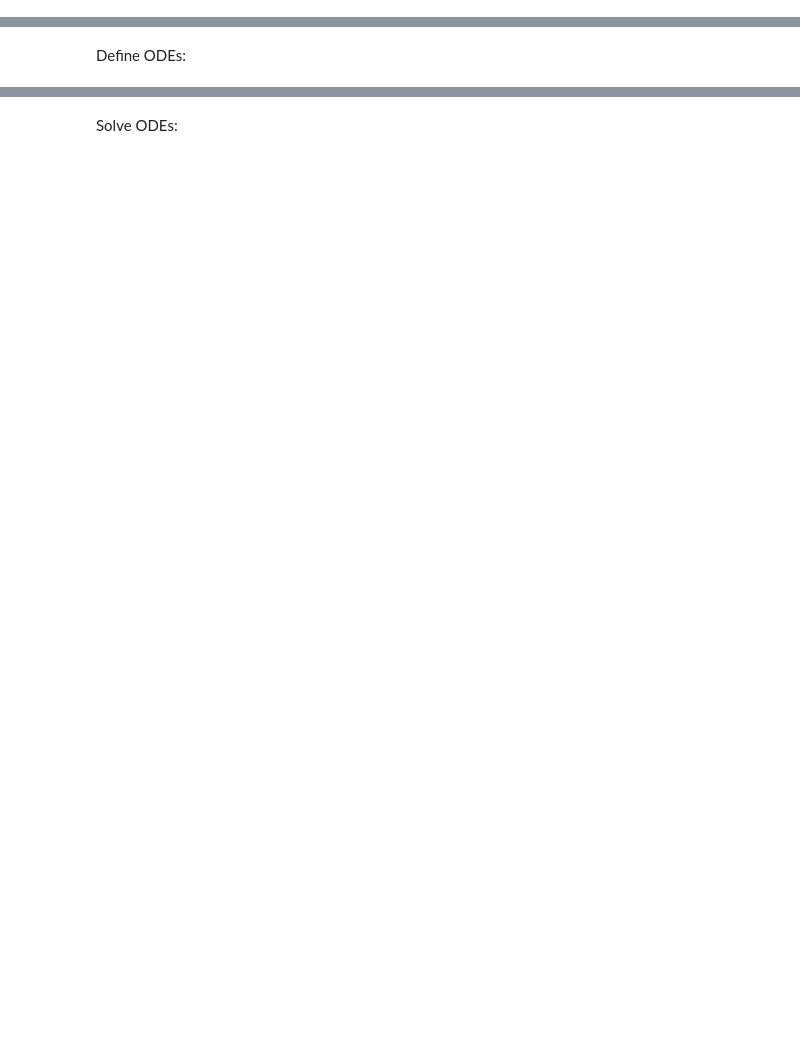
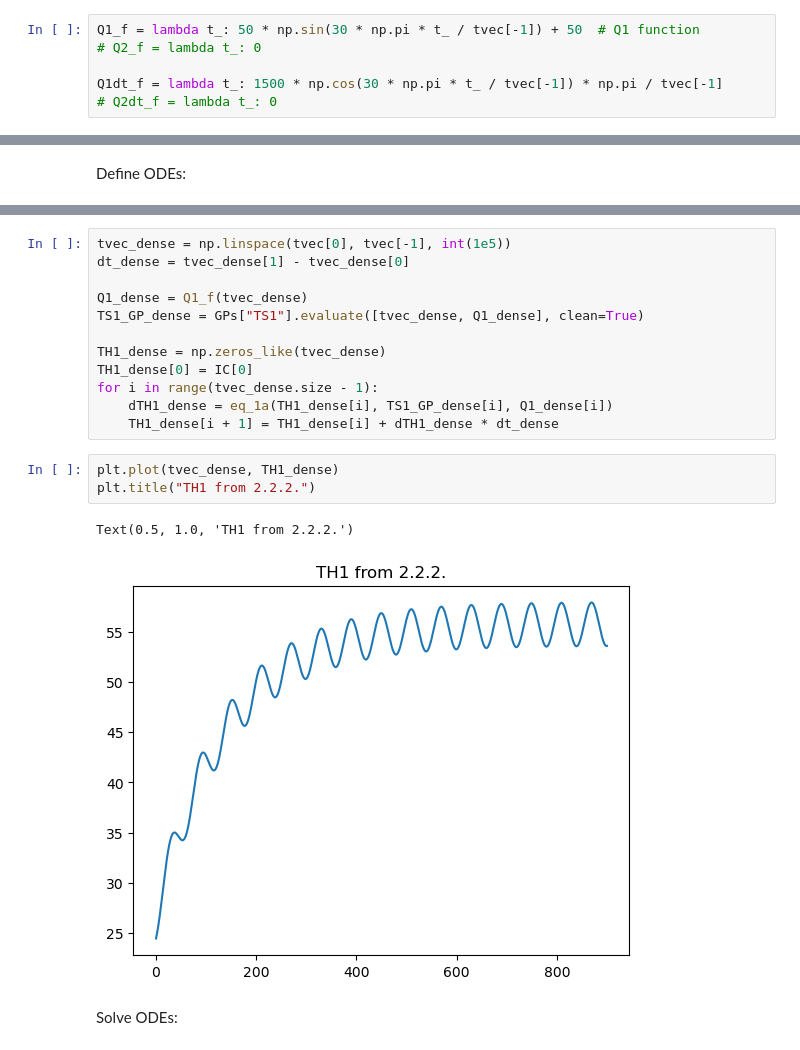
Before and after one commit to jakekrell/FoKL-GPy, a Jupyter notebook: examples/pyomo_tclab/pyomo_tclab_v4.1.ipynb, the cells around one changed output, grey strips where cells are left out. Cells and saved outputs as stored; diff of their text form; blank space fills up the shorter version.

```diff
--- a/examples/pyomo_tclab/pyomo_tclab_v4.1.ipynb
+++ b/examples/pyomo_tclab/pyomo_tclab_v4.1.ipynb
@@ -173,0 +178,6 @@ Q2_func = lambda _t: 0
+# %%
+Q1_f = lambda t_: 50 * np.sin(30 * np.pi * t_ / tvec[-1]) + 50  # Q1 function
+# Q2_f = lambda t_: 0
+
+Q1dt_f = lambda t_: 1500 * np.cos(30 * np.pi * t_ / tvec[-1]) * np.pi / tvec[-1]
+# Q2dt_f = lambda t_: 0
@@ -211,3 +270,21 @@ odes = {'1': ode_1, '2.1': ode_2_1}
+# %%
+tvec_dense = np.linspace(tvec[0], tvec[-1], int(1e5))
+dt_dense = tvec_dense[1] - tvec_dense[0]
+
+Q1_dense = Q1_f(tvec_dense)
+TS1_GP_dense = GPs["TS1"].evaluate([tvec_dense, Q1_dense], clean=True)
+
+TH1_dense = np.zeros_like(tvec_dense)
+TH1_dense[0] = IC[0]
+for i in range(tvec_dense.size - 1):
+    dTH1_dense = eq_1a(TH1_dense[i], TS1_GP_dense[i], Q1_dense[i])
+    TH1_dense[i + 1] = TH1_dense[i] + dTH1_dense * dt_dense
+# %%
+plt.plot(tvec_dense, TH1_dense)
+plt.title("TH1 from 2.2.2.")
+# %% [output]
+Text(0.5, 1.0, 'TH1 from 2.2.2.')
+[figure, added]
 # %% [markdown]
 Solve ODEs:
 # %%
```
Also changed, not shown: parts of 32 cells of this notebook.
